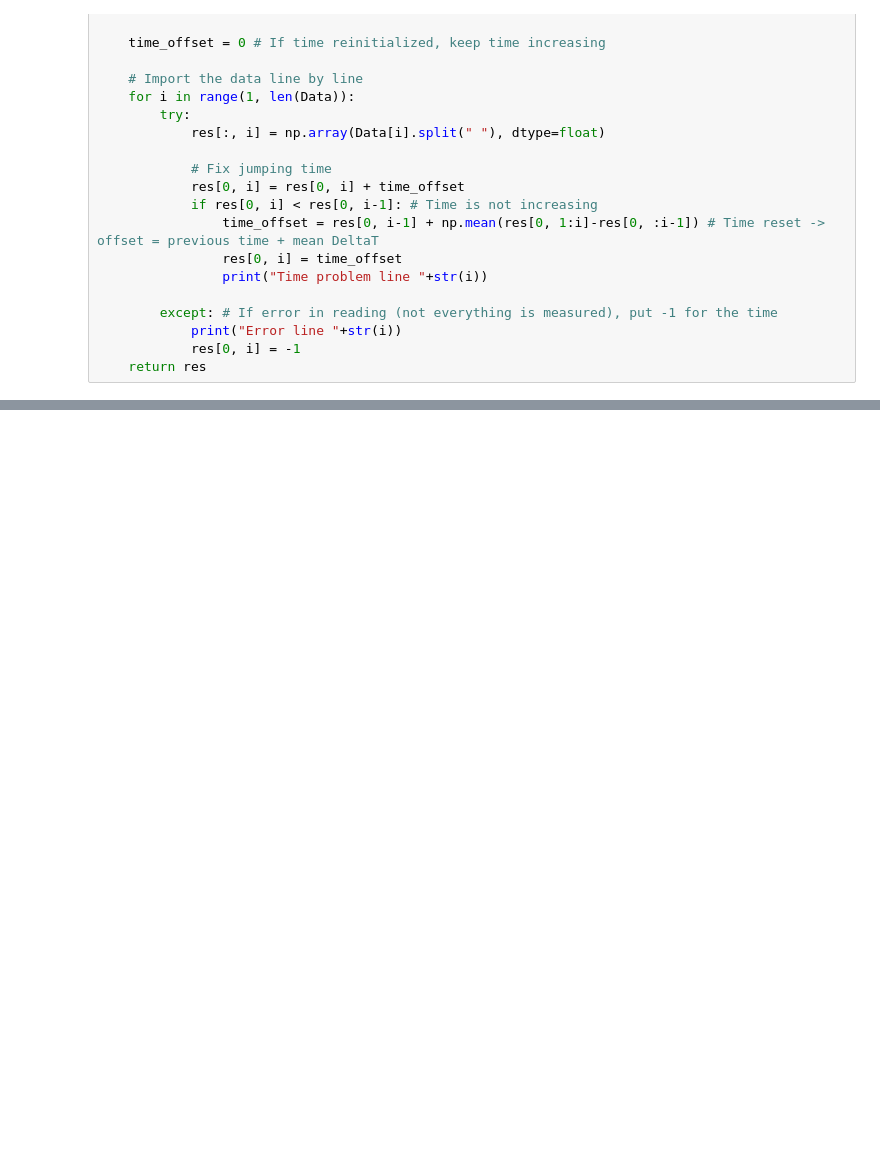
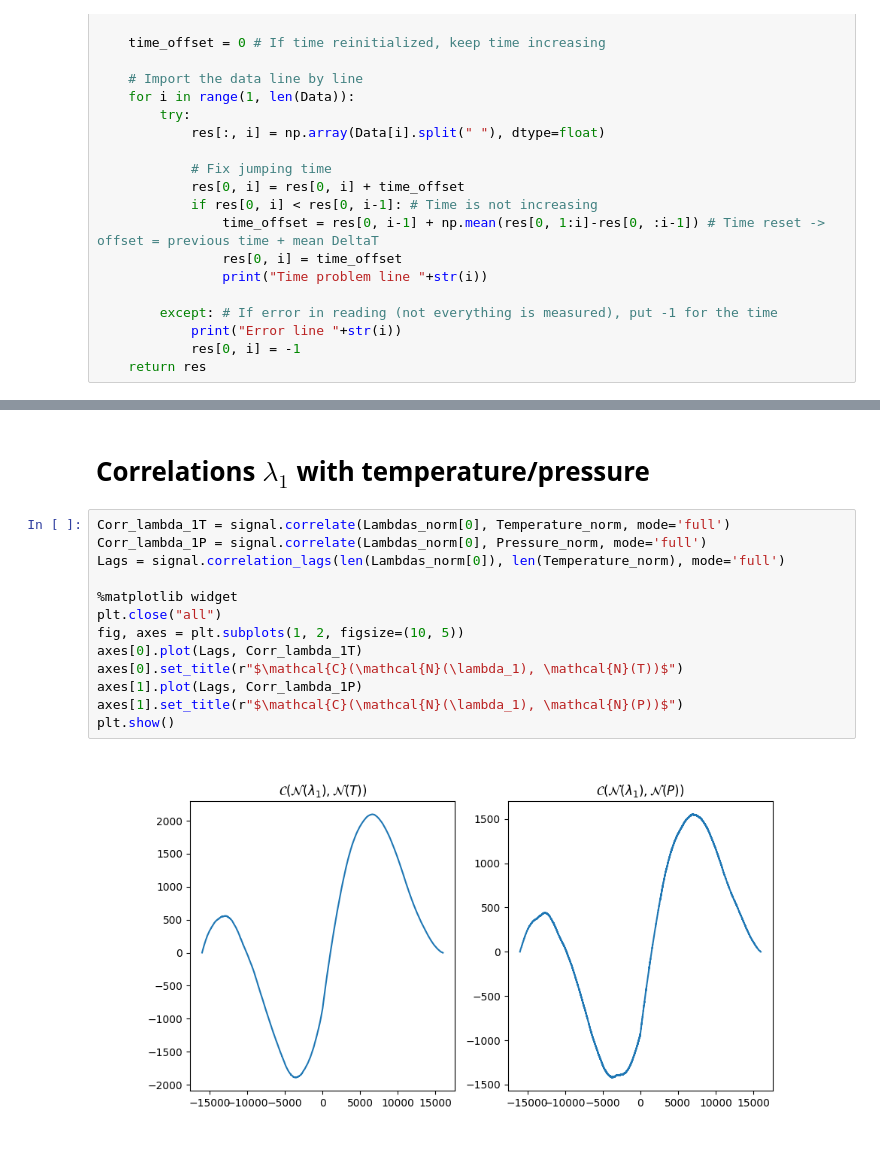
Before and after one commit to DolbeaultRemy/PLR1_PID_AnalyzeFrequency, a Jupyter notebook: AnalyzeDriftWLM.ipynb, the cells around one changed output, grey strips where cells are left out. Drawn from its saved outputs; the diff is of its cells as text; blank space fills up the shorter version.

```diff
--- a/AnalyzeDriftWLM.ipynb
+++ b/AnalyzeDriftWLM.ipynb
@@ -39,0 +133,17 @@ def ReadDataPythonReadOut(path_name):
+# %% [markdown]
+# Correlations $\lambda_1$ with temperature/pressure
+# %%
+Corr_lambda_1T = signal.correlate(Lambdas_norm[0], Temperature_norm, mode='full')
+Corr_lambda_1P = signal.correlate(Lambdas_norm[0], Pressure_norm, mode='full')
+Lags = signal.correlation_lags(len(Lambdas_norm[0]), len(Temperature_norm), mode='full')
+
+%matplotlib widget
+plt.close("all")
+fig, axes = plt.subplots(1, 2, figsize=(10, 5))
+axes[0].plot(Lags, Corr_lambda_1T)
+axes[0].set_title(r"$\mathcal{C}(\mathcal{N}(\lambda_1), \mathcal{N}(T))$")
+axes[1].plot(Lags, Corr_lambda_1P)
+axes[1].set_title(r"$\mathcal{C}(\mathcal{N}(\lambda_1), \mathcal{N}(P))$")
+plt.show()
+# %% [output]
+[figure, added]
```
Also changed, not shown: parts of 16 cells of this notebook, 1 other file.
